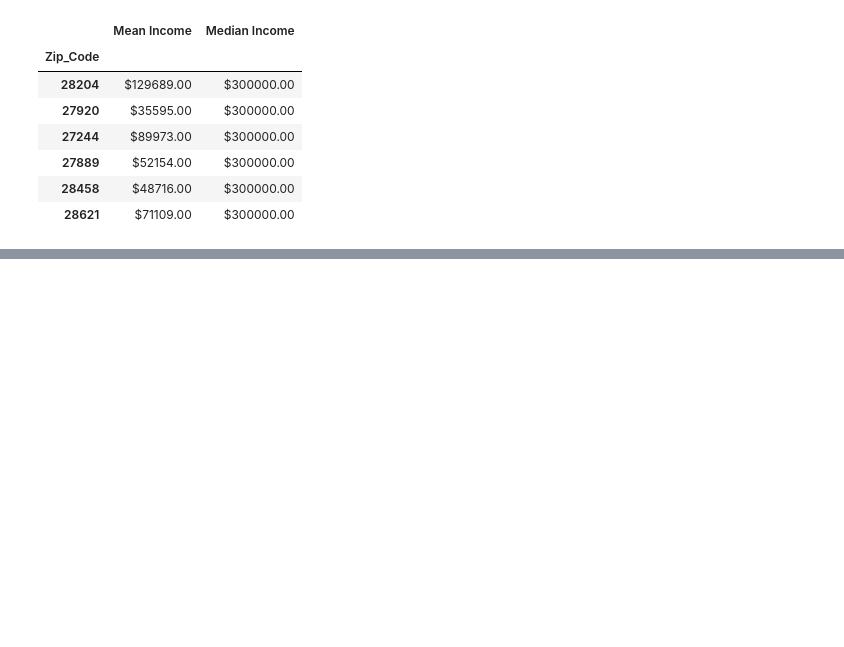
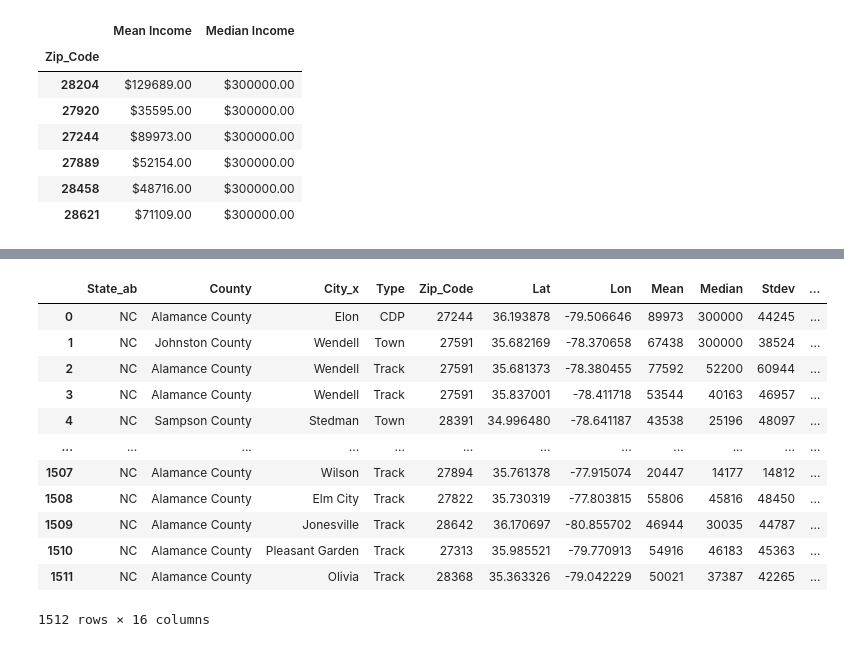
Before and after one commit to AnaLindaPenny/project-one, a Jupyter notebook: Resources/Income Analysis.ipynb, the cells around one changed output, grey strips where cells are left out. Drawn from its saved outputs; the diff is of its cells as text; code cells hidden in the pictures; blank space fills up the shorter version.

Commit message:
add income analysis by county

```diff
--- a/Resources/Income Analysis.ipynb
+++ b/Resources/Income Analysis.ipynb
@@ -358,0 +370,4 @@ plt.savefig("../Images/Median_Income_Zip.png")
+# %%
+#Use Trumane's code+file to merge files to get correct counties
+starbucks_county = pd.read_csv("AllStarbucksandCountyData.csv")
+starbucks_county.head()
@@ -358,0 +381,17 @@ plt.savefig("../Images/Median_Income_Zip.png")
+# %%
+merge_df = pd.merge(income_df, starbucks_county, on="Zip_Code", how="inner")
+merge_df
+# %% [output]
+|  | State_ab | County | City_x | Type | Zip_Code | Lat | Lon | Mean | Median | Stdev | ... |
+| 0 | NC | Alamance County | Elon | CDP | 27244 | 36.193878 | -79.506646 | 89973 | 300000 | 44245 | ... |
+| 1 | NC | Johnston County | Wendell | Town | 27591 | 35.682169 | -78.370658 | 67438 | 300000 | 38524 | ... |
+| 2 | NC | Alamance County | Wendell | Track | 27591 | 35.681373 | -78.380455 | 77592 | 52200 | 60944 | ... |
+| 3 | NC | Alamance County | Wendell | Track | 27591 | 35.837001 | -78.411718 | 53544 | 40163 | 46957 | ... |
+| 4 | NC | Sampson County | Stedman | Town | 28391 | 34.996480 | -78.641187 | 43538 | 25196 | 48097 | ... |
+| ... | ... | ... | ... | ... | ... | ... | ... | ... | ... | ... | ... |
+| 1507 | NC | Alamance County | Wilson | Track | 27894 | 35.761378 | -77.915074 | 20447 | 14177 | 14812 | ... |
+| 1508 | NC | Alamance County | Elm City | Track | 27822 | 35.730319 | -77.803815 | 55806 | 45816 | 48450 | ... |
+| 1509 | NC | Alamance County | Jonesville | Track | 28642 | 36.170697 | -80.855702 | 46944 | 30035 | 44787 | ... |
+| 1510 | NC | Alamance County | Pleasant Garden | Track | 27313 | 35.985521 | -79.770913 | 54916 | 46183 | 45363 | ... |
+| 1511 | NC | Alamance County | Olivia | Track | 28368 | 35.363326 | -79.042229 | 50021 | 37387 | 42265 | ... |
+1512 rows × 16 columns
```
Also changed, not shown: parts of 14 cells of this notebook, 3 other files.
